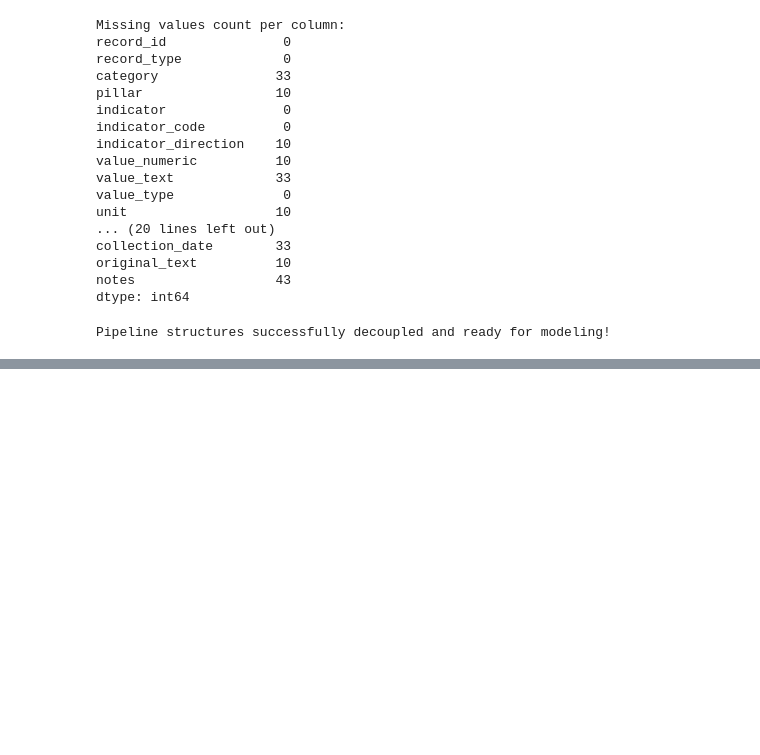
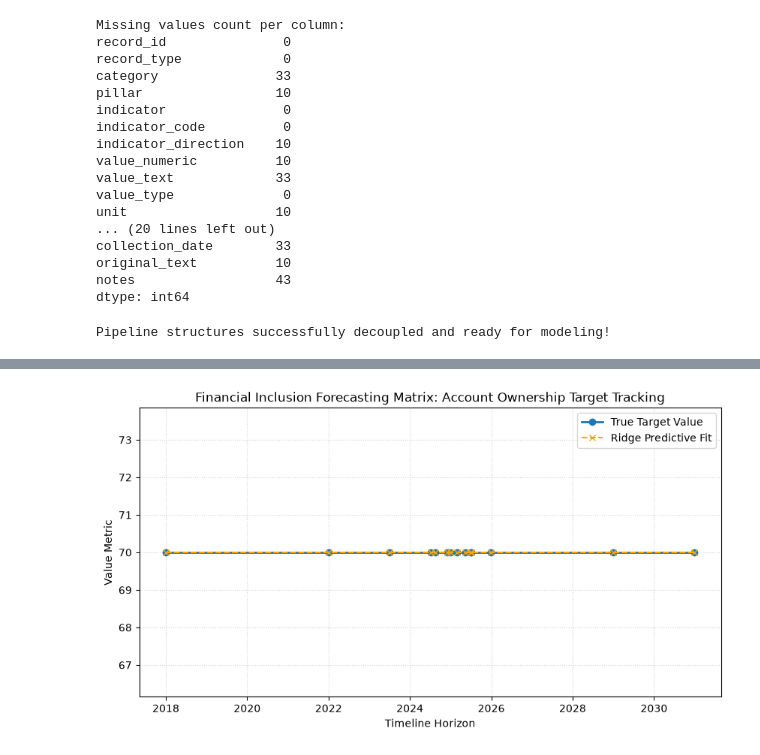
Before and after one commit to lydiab04/ethiopia-fi-forecast, a Jupyter notebook: notebooks/task1_data_exploration_and_enrichment.ipynb, the cells around one changed output, grey strips where cells are left out. Saved outputs shown, nothing was run; the diff lists cells and outputs as text; code cells hidden in the pictures; blank space fills up the shorter version.

Commit message:
refactor: implement functions, add robust try-except loops, add complete logging, and extend Task 2 EDA visuals

```diff
--- a/notebooks/task1_data_exploration_and_enrichment.ipynb
+++ b/notebooks/task1_data_exploration_and_enrichment.ipynb
@@ -184,0 +274,16 @@ Pipeline structures successfully decoupled and ready for modeling!
+# %%
+# Fit model on full data footprint
+X_scaled = scaler.fit_transform(X)
+final_model = Ridge(alpha=1.0)
+final_model.fit(X_scaled, y)
+
+# Extract feature weights for the account ownership target metric
+ownership_weights = final_model.coef_[1]
+
+importance_df = pd.DataFrame({
+    'Feature': X.columns,
+    'Weight': ownership_weights
+}).sort_values(by='Weight', key=abs, ascending=False)
+
+print("--- Top 5 Predictive Feature Identifiers (Impact on Account Ownership) ---")
+display(importance_df.head(5))
@@ -184,0 +298,14 @@ Pipeline structures successfully decoupled and ready for modeling!
+# %%
+final_preds = final_model.predict(X_scaled)
+
+plt.figure(figsize=(10, 5))
+plt.plot(y.index, y['target_ACC_OWNERSHIP'], label='True Target Value', marker='o', linewidth=2)
+plt.plot(y.index, final_preds[:, 1], label='Ridge Predictive Fit', marker='x', linestyle='--', color='orange')
+plt.title("Financial Inclusion Forecasting Matrix: Account Ownership Target Tracking")
+plt.xlabel("Timeline Horizon")
+plt.ylabel("Value Metric")
+plt.legend()
+plt.grid(True, linestyle=':', alpha=0.6)
+plt.show()
+# %% [output]
+[figure, added]
```
Also changed, not shown: parts of 4 cells of this notebook.
